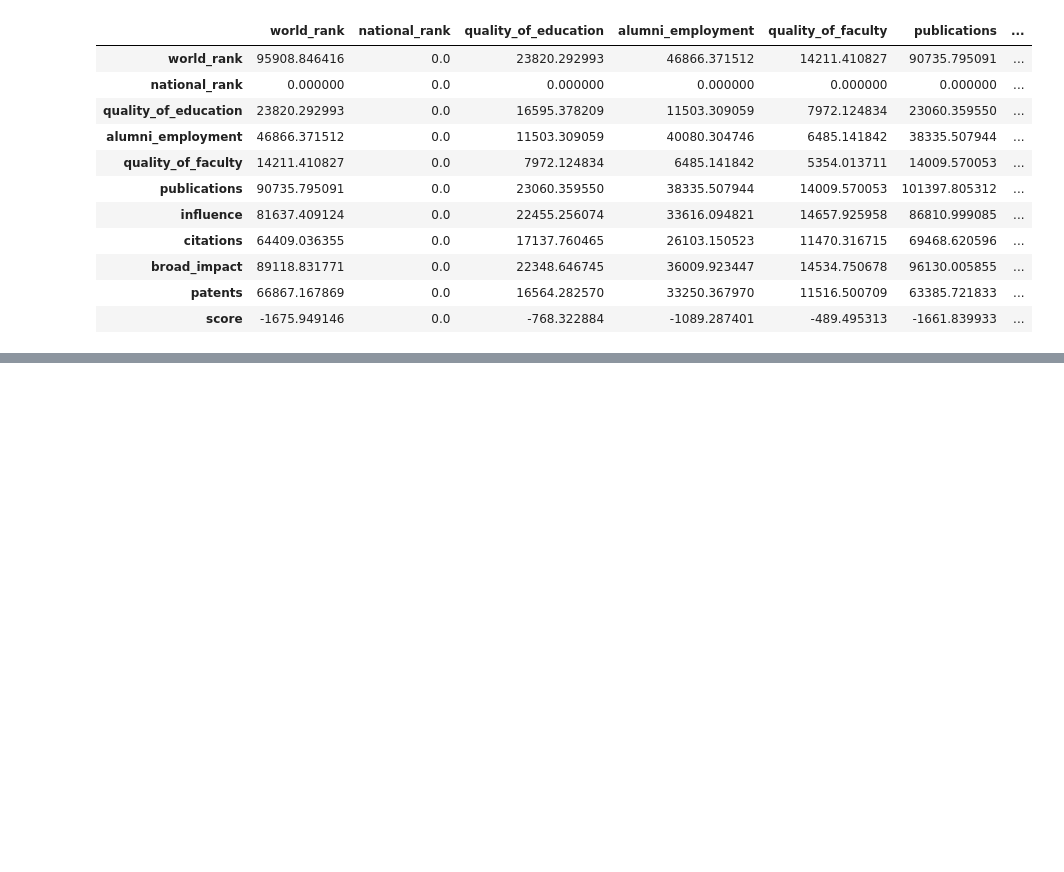
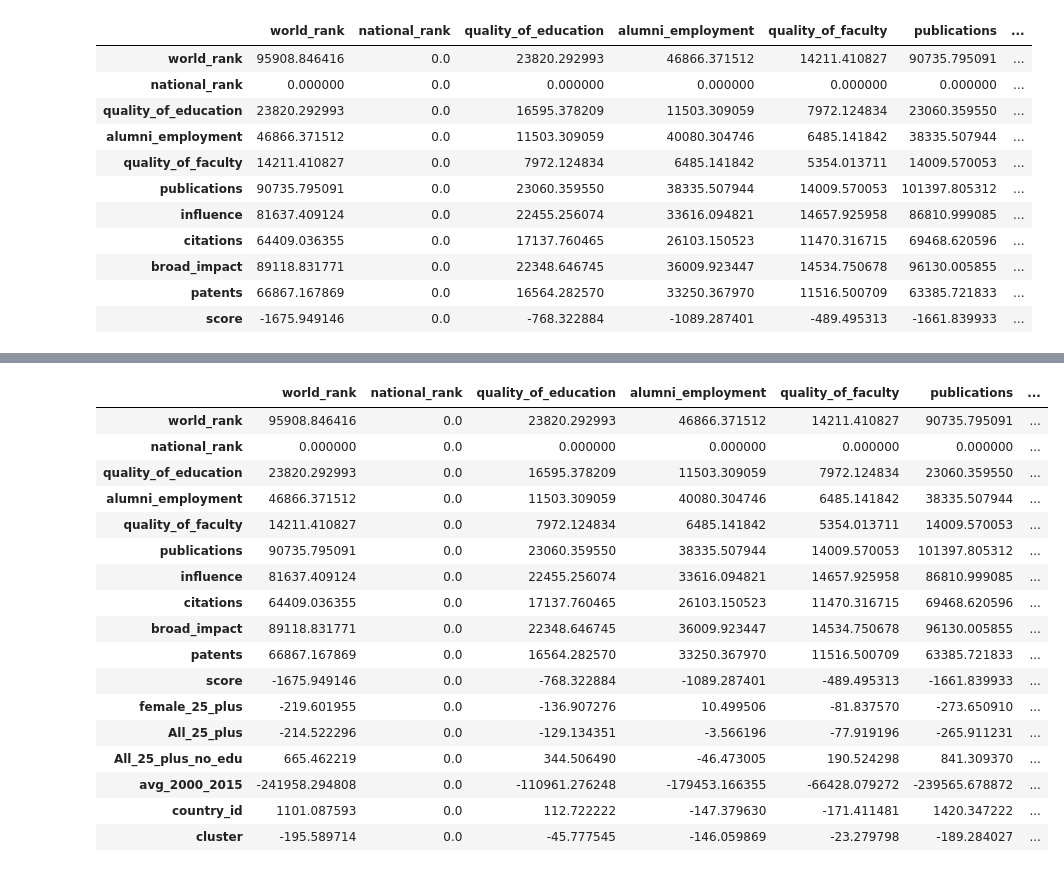
Before and after one commit to bluewallumich/Predicting-Educational-Outcomes, a Jupyter notebook: Milestone II Project v1.ipynb, the cells around one changed output, grey strips where cells are left out. Cells and saved outputs as stored; diff of their text form; code cells hidden in the pictures; blank space fills up the shorter version.

```diff
--- a/Milestone II Project v1.ipynb
+++ b/Milestone II Project v1.ipynb
@@ -408,0 +426,21 @@ a_final_frame.head()
+# %%
+a_final_frame.cov()
+# %% [output]
+|  | world_rank | national_rank | quality_of_education | alumni_employment | quality_of_faculty | publications | ... |
+| world_rank | 95908.846416 | 0.0 | 23820.292993 | 46866.371512 | 14211.410827 | 90735.795091 | ... |
+| national_rank | 0.000000 | 0.0 | 0.000000 | 0.000000 | 0.000000 | 0.000000 | ... |
+| quality_of_education | 23820.292993 | 0.0 | 16595.378209 | 11503.309059 | 7972.124834 | 23060.359550 | ... |
+| alumni_employment | 46866.371512 | 0.0 | 11503.309059 | 40080.304746 | 6485.141842 | 38335.507944 | ... |
+| quality_of_faculty | 14211.410827 | 0.0 | 7972.124834 | 6485.141842 | 5354.013711 | 14009.570053 | ... |
+| publications | 90735.795091 | 0.0 | 23060.359550 | 38335.507944 | 14009.570053 | 101397.805312 | ... |
+| influence | 81637.409124 | 0.0 | 22455.256074 | 33616.094821 | 14657.925958 | 86810.999085 | ... |
+| citations | 64409.036355 | 0.0 | 17137.760465 | 26103.150523 | 11470.316715 | 69468.620596 | ... |
+| broad_impact | 89118.831771 | 0.0 | 22348.646745 | 36009.923447 | 14534.750678 | 96130.005855 | ... |
+| patents | 66867.167869 | 0.0 | 16564.282570 | 33250.367970 | 11516.500709 | 63385.721833 | ... |
+| score | -1675.949146 | 0.0 | -768.322884 | -1089.287401 | -489.495313 | -1661.839933 | ... |
+| female_25_plus | -219.601955 | 0.0 | -136.907276 | 10.499506 | -81.837570 | -273.650910 | ... |
+| All_25_plus | -214.522296 | 0.0 | -129.134351 | -3.566196 | -77.919196 | -265.911231 | ... |
+| All_25_plus_no_edu | 665.462219 | 0.0 | 344.506490 | -46.473005 | 190.524298 | 841.309370 | ... |
+| avg_2000_2015 | -241958.294808 | 0.0 | -110961.276248 | -179453.166355 | -66428.079272 | -239565.678872 | ... |
+| country_id | 1101.087593 | 0.0 | 112.722222 | -147.379630 | -171.411481 | 1420.347222 | ... |
+| cluster | -195.589714 | 0.0 | -45.777545 | -146.059869 | -23.279798 | -189.284027 | ... |
```
Also changed, not shown: parts of 10 cells of this notebook.
